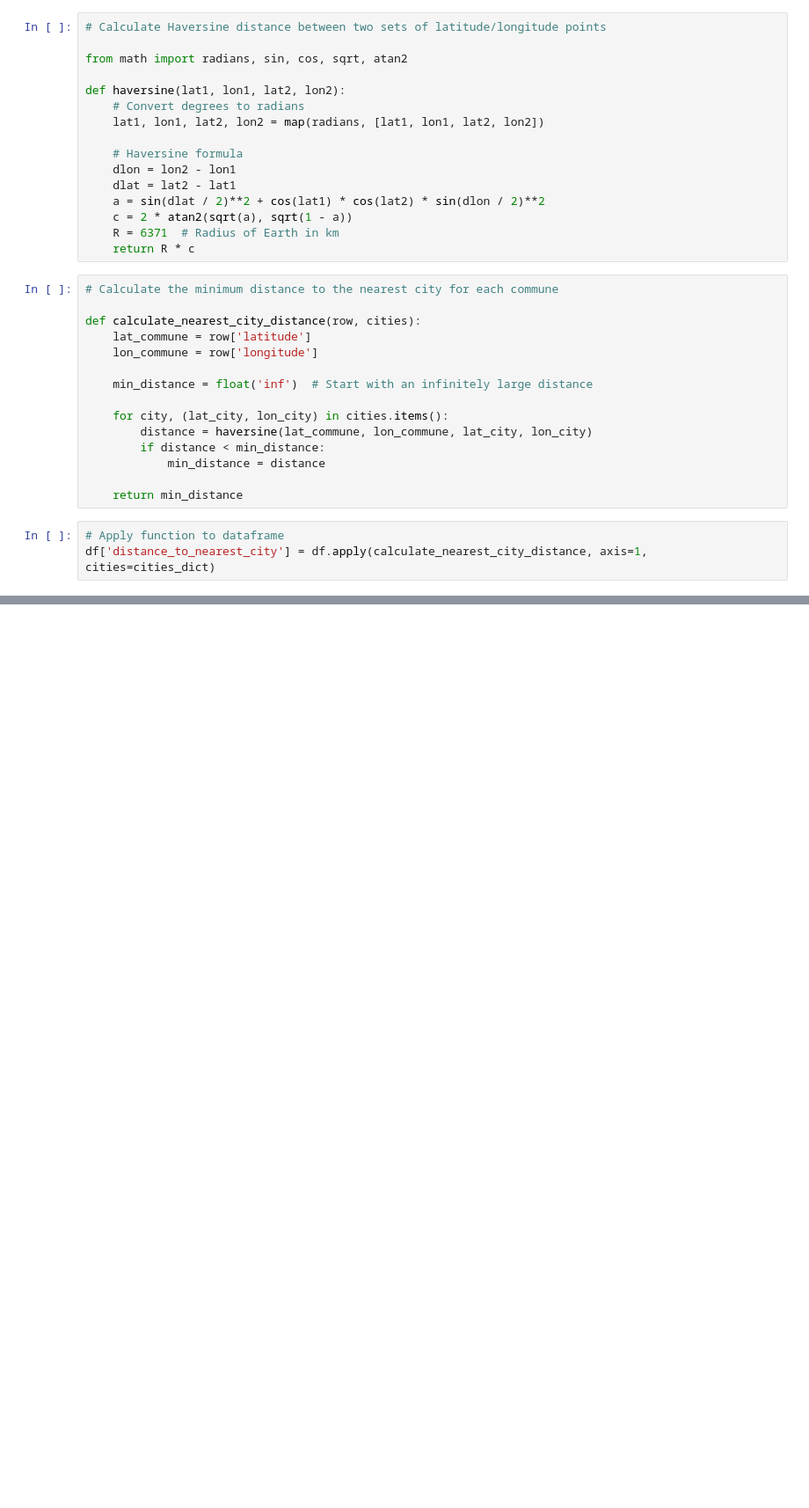
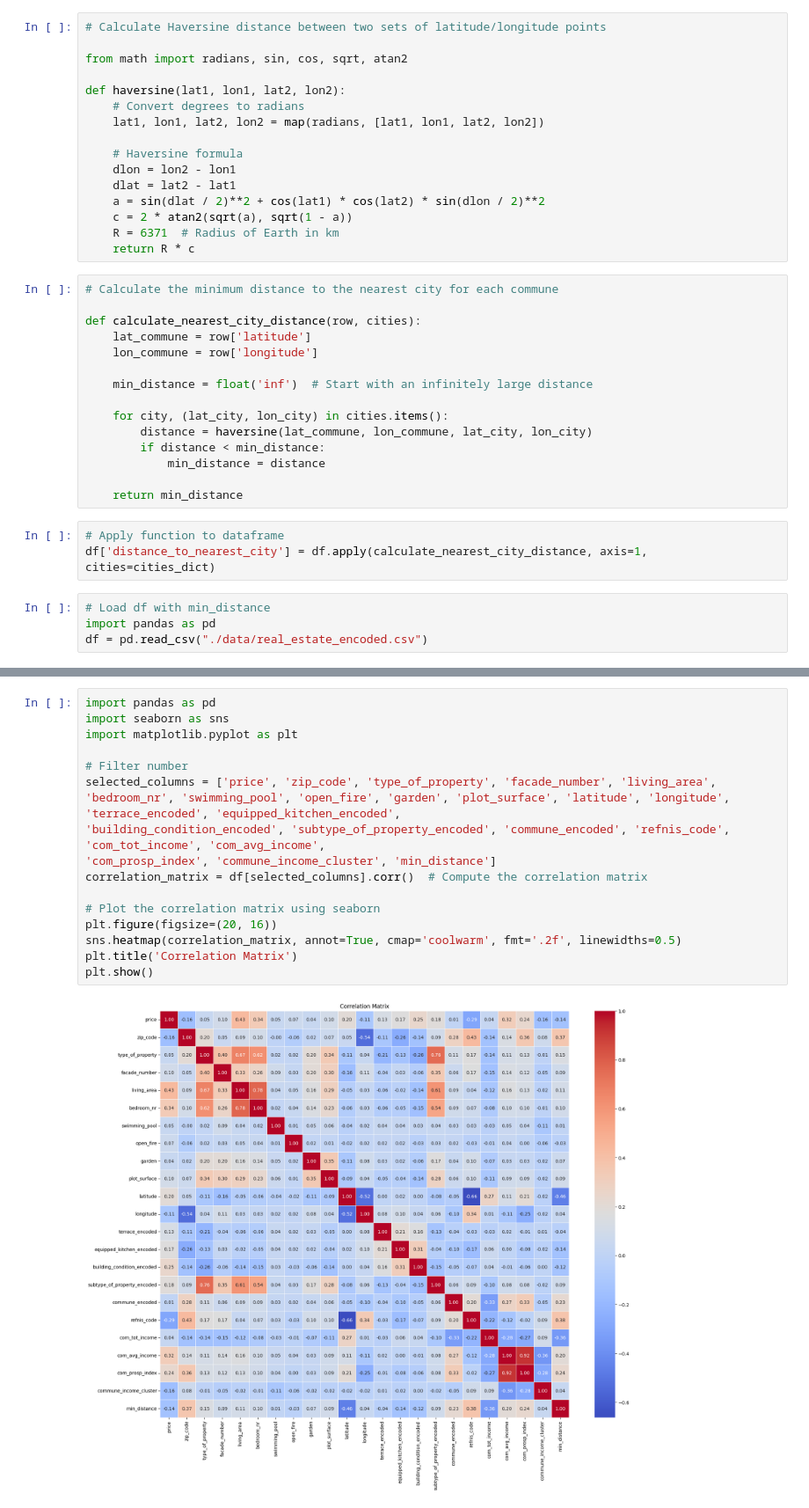
Before and after one commit to Miriam-Stoehr/challenge-regression, a Jupyter notebook: testing.ipynb, the cells around one changed output, grey strips where cells are left out. Shown at 88% size. Saved outputs shown, nothing was run; the diff lists cells and outputs as text; blank space fills up the shorter version.

Commit message:
Distance calculation implmented, feature selected complete

```diff
--- a/tray/testing.ipynb
+++ b/testing.ipynb
@@ -392,3 +392,7 @@ def calculate_nearest_city_distance(row, cities):
 # %%
 # Apply function to dataframe
 df['distance_to_nearest_city'] = df.apply(calculate_nearest_city_distance, axis=1, cities=cities_dict)
+# %%
+# Load df with min_distance
+import pandas as pd
+df = pd.read_csv("./data/real_estate_encoded.csv")
@@ -394,0 +412,18 @@ df['distance_to_nearest_city'] = df.apply(calculate_nearest_city_distance, axis=
+# %%
+import pandas as pd
+import seaborn as sns
+import matplotlib.pyplot as plt
+
+# Filter number
+selected_columns = ['price', 'zip_code', 'type_of_property', 'facade_number', 'living_area', 'bedroom_nr', 'swimming_pool', 'open_fire', 'garden', 'plot_surface', 'latitude', 'longitude', 'terrace_encoded', 'equipped_kitchen_encoded',
+'building_condition_encoded', 'subtype_of_property_encoded', 'commune_encoded', 'refnis_code', 'com_tot_income', 'com_avg_income',
+'com_prosp_index', 'commune_income_cluster', 'min_distance']
+correlation_matrix = df[selected_columns].corr()  # Compute the correlation matrix
+
+# Plot the correlation matrix using seaborn
+plt.figure(figsize=(20, 16))
+sns.heatmap(correlation_matrix, annot=True, cmap='coolwarm', fmt='.2f', linewidths=0.5)
+plt.title('Correlation Matrix')
+plt.show()
+# %% [output]
+[figure, added]
```
Also changed, not shown: parts of 6 cells of this notebook, 8 other files.
